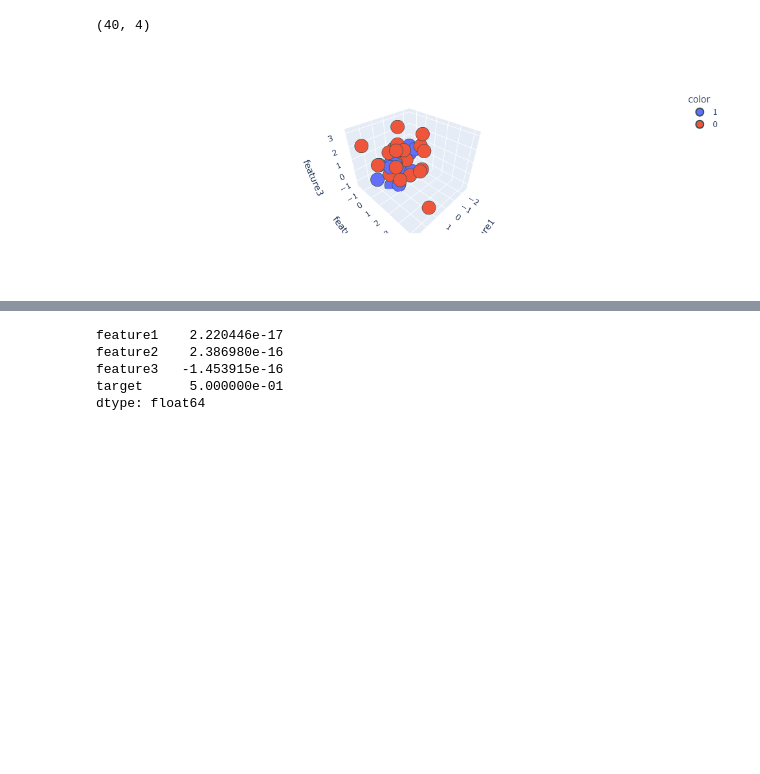
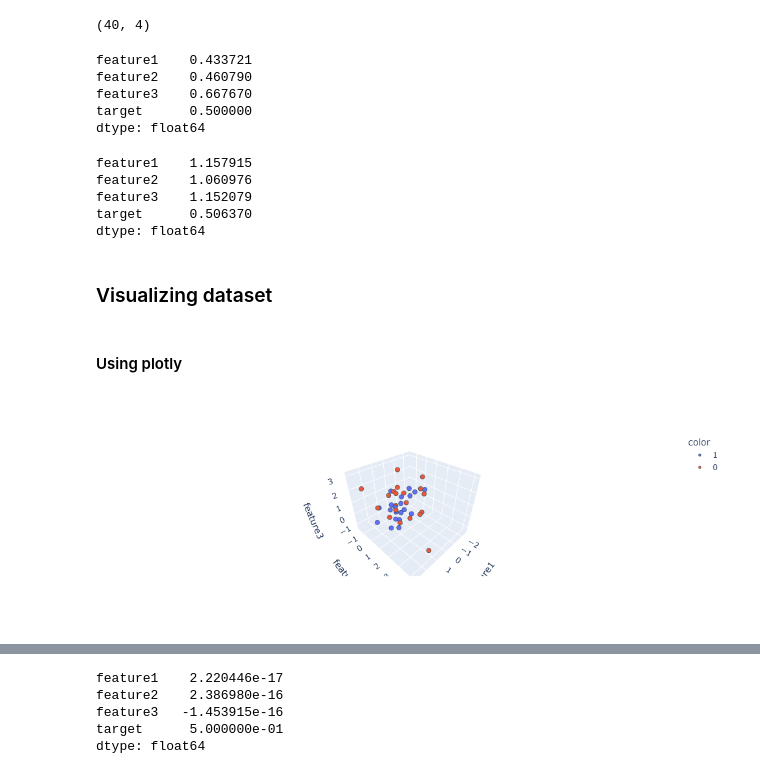
Before and after one commit to GautamKr2/Machine_Learning, a Jupyter notebook: PCA.ipynb, the cells around one changed output, grey strips where cells are left out. Drawn from its saved outputs; the diff is of its cells as text; code cells hidden in the pictures; blank space fills up the shorter version.

```diff
--- a/PCA.ipynb
+++ b/PCA.ipynb
@@ -6,24 +8,23 @@ import pandas as pd
 
 np.random.seed(23)
 
-mu_vec1 = np.array([0,0,0])
-cov_mat1 = np.array([[1,0,0],[0,1,0],[0,0,1]])
-class1_sample = np.random.multivariate_normal(mu_vec1, cov_mat1, 20)
+mean_vec1 = np.array([0,0,0])  # Vector of mean of N-dimensions
+cov_mat1 = np.array([[1,0,0],[0,1,0],[0,0,1]])  # Covariance matrix
+class1_sample = np.random.multivariate_normal(mean_vec1, cov_mat1, 20)  # needed to provide mean vector, and covariance matrix
 
-df = pd.DataFrame(class1_sample,columns=['feature1','feature2','feature3'])
-df['target'] = 1
+df1 = pd.DataFrame(class1_sample,columns=['feature1','feature2','feature3'])
+df1['target'] = 1
 
-mu_vec2 = np.array([1,1,1])
-cov_mat2 = np.array([[1,0,0],[0,1,0],[0,0,1]])
-class2_sample = np.random.multivariate_normal(mu_vec2, cov_mat2, 20)
+mean_vec2 = np.array([1,1,1])  # Vector of mean of N-dimensions
+cov_mat2 = np.array([[1,0,0],[0,1,0],[0,0,1]])  # Covariance matrix
+class2_sample = np.random.multivariate_normal(mean_vec2, cov_mat2, 20)
 
-df1 = pd.DataFrame(class2_sample,columns=['feature1','feature2','feature3'])
+df2 = pd.DataFrame(class2_sample,columns=['feature1','feature2','feature3'])
+df2['target'] = 0
 
-df1['target'] = 0
+df = pd.concat([df1, df2], ignore_index=True)
 
-df = df = pd.concat([df, df1], ignore_index=True)
-
-df = df.sample(40)
+df = df.sample(40)  # It gives the randomness in the DataFrame
 # %%
 df.head()
 # %% [output]
@@ -37,16 +38,35 @@ df.head()
 df.shape
 # %% [output]
 (40, 4)
+# %%
+df.mean()
+# %% [output]
+feature1    0.433721
+feature2    0.460790
+feature3    0.667670
+target      0.500000
+dtype: float64
+# %%
+df.std()
+# %% [output]
+feature1    1.157915
+feature2    1.060976
+feature3    1.152079
+target      0.506370
+dtype: float64
+# %% [markdown]
+### Visualizing dataset
+# %% [markdown]
+#### Using plotly
 # %%
 import plotly.express as px
-#y_train_trf = y_train.astype(str)
 fig = px.scatter_3d(df, x=df['feature1'], y=df['feature2'], z=df['feature3'],
-              color=df['target'].astype('str'))
-fig.update_traces(marker=dict(size=12,
-                              line=dict(width=2,
-                                        color='DarkSlateGrey')),
-                  selector=dict(mode='markers'))
+              color=df['target'].astype('str'))  # .astype('str') changes the output int [0,1] to string
+fig.update_traces(marker=dict(size=4,  # Size of bubble
+                              line=dict(width=0.5,  # Border size of bubble
+                                        color='DarkSlateGrey')),  # Border color of bubble
+                  selector=dict(mode='markers'))  # can be 'lines', 'lines+markers'
 
 fig.show()
 # %% [output]
-[figure, old version]
+[figure, new version]
```
Also changed, not shown: parts of 25 cells of this notebook.
